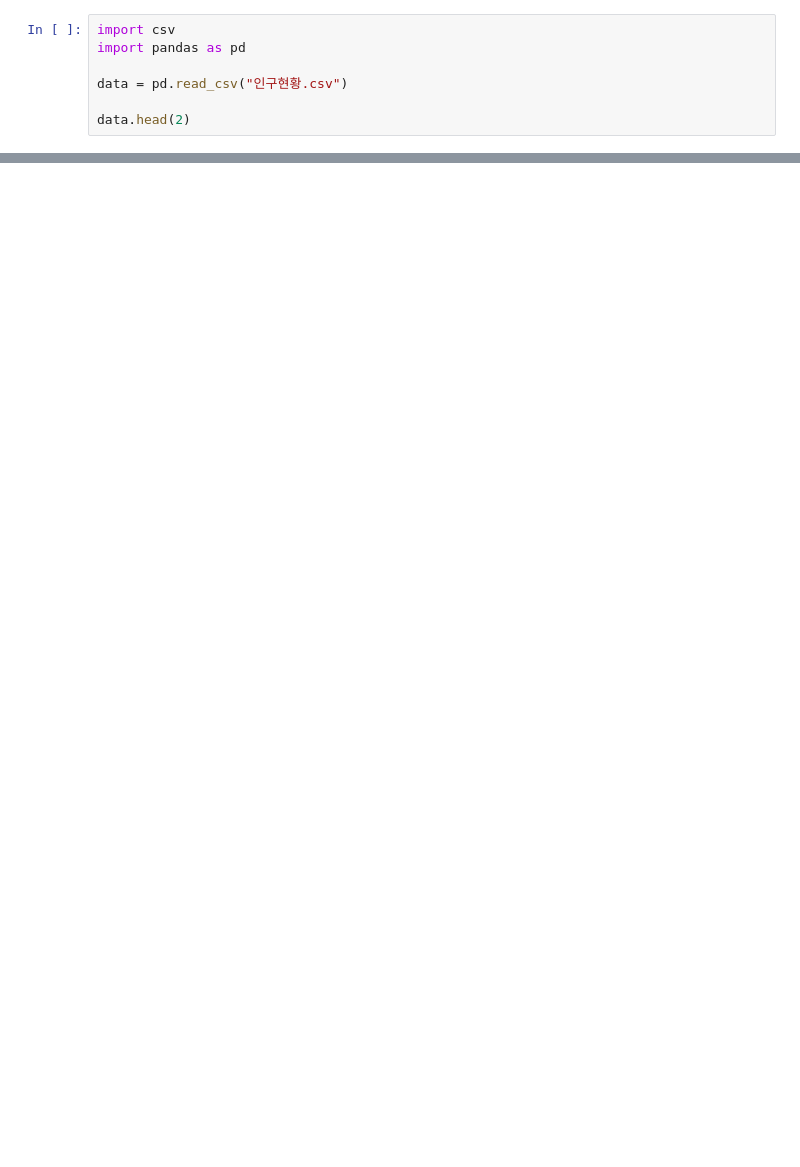
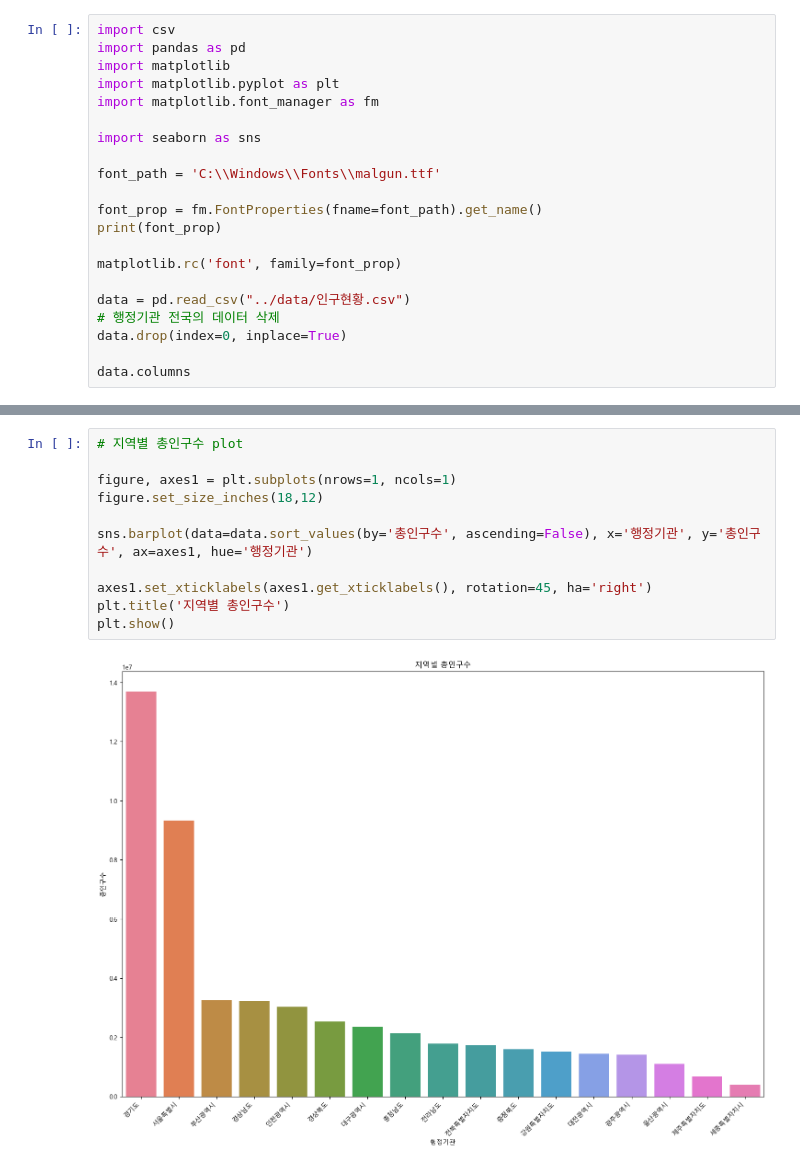
Before and after one commit to kbs0621/Python_WebScraping_Analysis, a Jupyter notebook: python 웹스크래핑 연습문제/06_인구현황분석.ipynb, the cells around one changed output, grey strips where cells are left out. Drawn from its saved outputs; the diff is of its cells as text; blank space fills up the shorter version.

```diff
--- a/python 웹스크래핑 연습문제/06_인구현황분석.ipynb
+++ b/python 웹스크래핑 연습문제/06_인구현황분석.ipynb
@@ -1,8 +1,22 @@
 # %%
 import csv
 import pandas as pd
+import matplotlib
+import matplotlib.pyplot as plt
+import matplotlib.font_manager as fm
 
-data = pd.read_csv("인구현황.csv")
+import seaborn as sns
 
-data.head(2)
+font_path = 'C:\\Windows\\Fonts\\malgun.ttf'
+
+font_prop = fm.FontProperties(fname=font_path).get_name()
+print(font_prop)
+
+matplotlib.rc('font', family=font_prop)
+
+data = pd.read_csv("../data/인구현황.csv")
+# 행정기관 전국의 데이터 삭제
+data.drop(index=0, inplace=True)
+
+data.columns
 # %% [output]
@@ -11,0 +38,13 @@ data.head(2)
+# %%
+# 지역별 총인구수 plot
+
+figure, axes1 = plt.subplots(nrows=1, ncols=1)
+figure.set_size_inches(18,12)
+
+sns.barplot(data=data.sort_values(by='총인구수', ascending=False), x='행정기관', y='총인구수', ax=axes1, hue='행정기관')
+
+axes1.set_xticklabels(axes1.get_xticklabels(), rotation=45, ha='right')
+plt.title('지역별 총인구수')
+plt.show()
+# %% [output]
+[figure, added]
```
Also changed, not shown: parts of 9 cells of this notebook, 2 other files.
